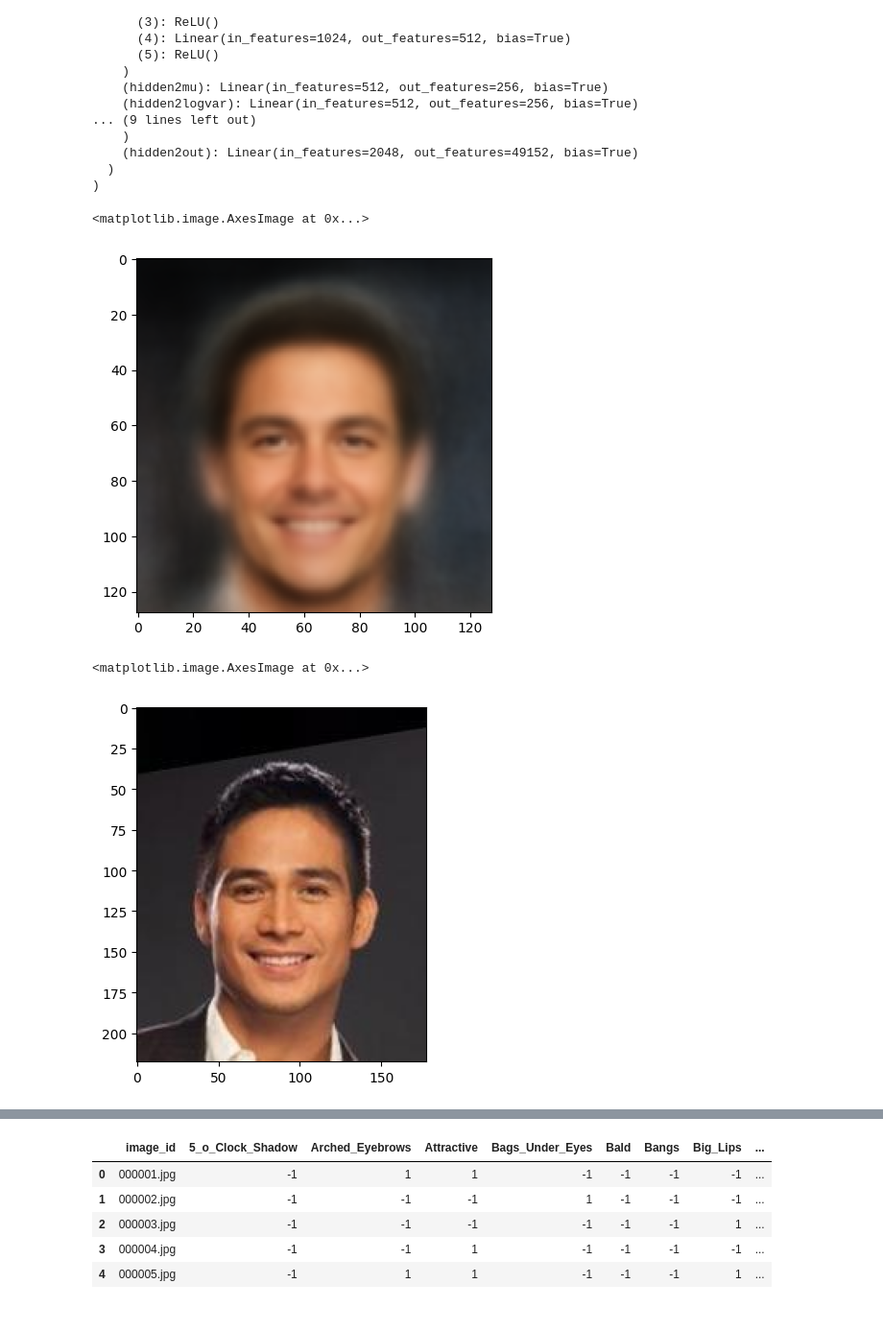
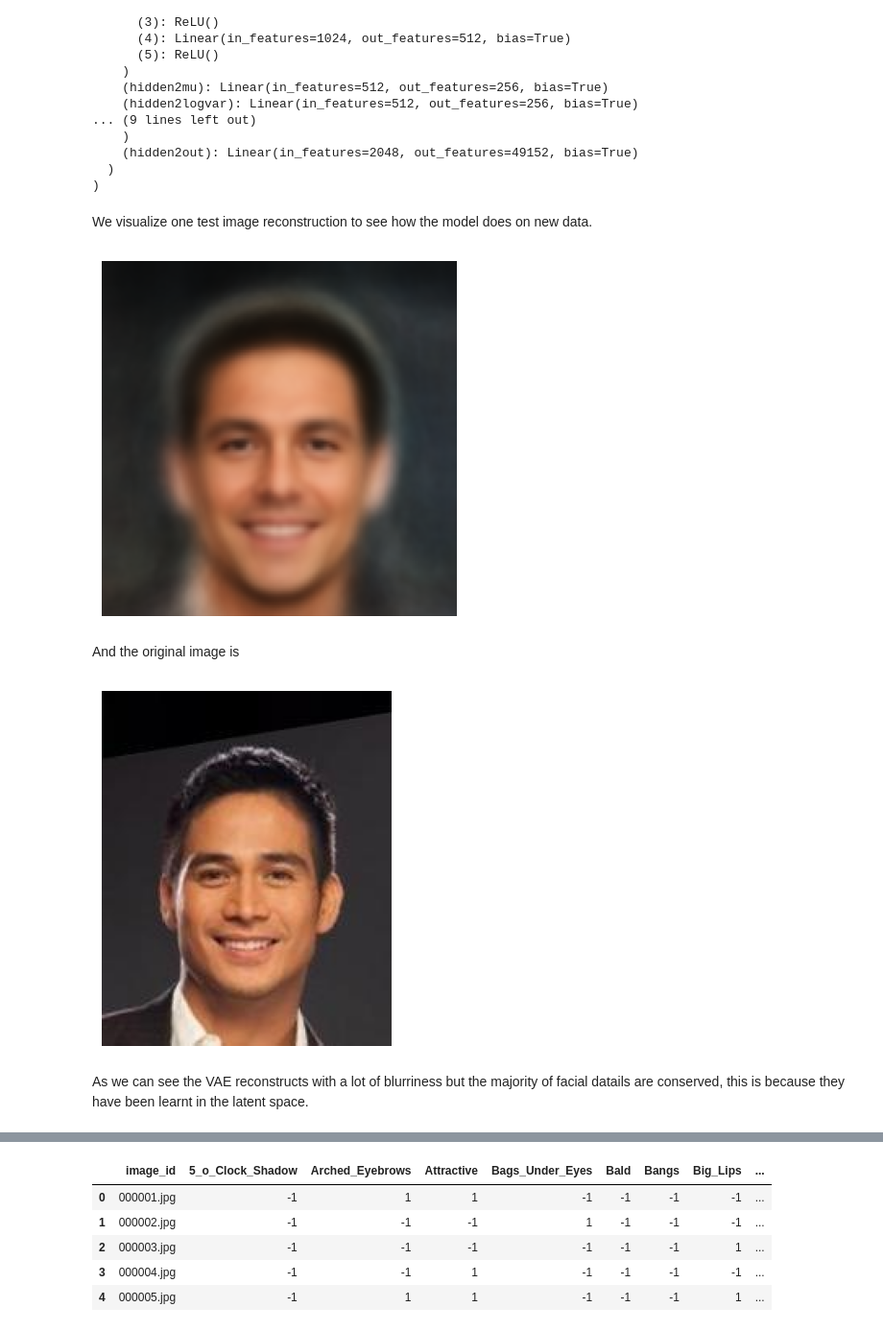
Before and after one commit to angelr-code/vae-project, a Jupyter notebook: notebooks/latent_manipulation.ipynb, the cells around one changed output, grey strips where cells are left out. Shown at 96% size. Saved outputs shown, nothing was run; the diff lists cells and outputs as text; code cells hidden in the pictures.

Commit message:
First application to celebA

```diff
--- a/notebooks/latent_manipulation.ipynb
+++ b/notebooks/latent_manipulation.ipynb
@@ -67,36 +79,22 @@ VAE(
     (hidden2out): Linear(in_features=2048, out_features=49152, bias=True)
   )
 )
+# %% [markdown]
+We visualize one test image reconstruction to see how the model does on new data.
 # %%
-image = Image.open(r"C:\Users\Ángel\Documents\GitHub\vae-project\notebooks\data\celeba\img_align_celeba\000012.jpg").convert("RGB")
-
-transform = transforms.Compose([
-    transforms.Resize(128),
-    transforms.CenterCrop(128),
-    transforms.ToTensor(),
-    transforms.Normalize((0.5,0.5,0.5),(0.5,0.5,0.5)) # We normalize the inputs to [-1, 1]. The 3 dimensions are because of the 3 RGB channels.
-])
-
-x = transform(image).to(device)
-
-x = x.view(-1)
-
-x_hat, mu, logvar = model(x)
-
-x_hat = denormalize(x_hat)
-
-with torch.no_grad():
-    x_hat = x_hat.view(3, 128, 128).cpu().numpy()
-
-x_hat = np.transpose(x_hat, (1,2,0))
-
-plt.imshow(x_hat)
+img_root = r"C:\Users\Ángel\Documents\GitHub\vae-project\notebooks\data\celeba\test\000012.jpg"
+image_reconstruction(img_root, model, device)
 # %% [output]
-<matplotlib.image.AxesImage at 0x...>
-[figure, old version]
+[figure, new version]
+# %% [markdown]
+And the original image is
 # %%
+image = Image.open(img_root).convert('RGB')
 plt.imshow(image)
+plt.axis('off')
+plt.show()
 # %% [output]
-<matplotlib.image.AxesImage at 0x...>
-[figure, old version]
+[figure, new version]
+# %% [markdown]
+As we can see the VAE reconstructs with a lot of blurriness but the majority of facial datails are conserved, this is because they have been learnt in the latent space.
 # %% [markdown]
```
Also changed, not shown: parts of 31 cells of this notebook, 2 other files.
